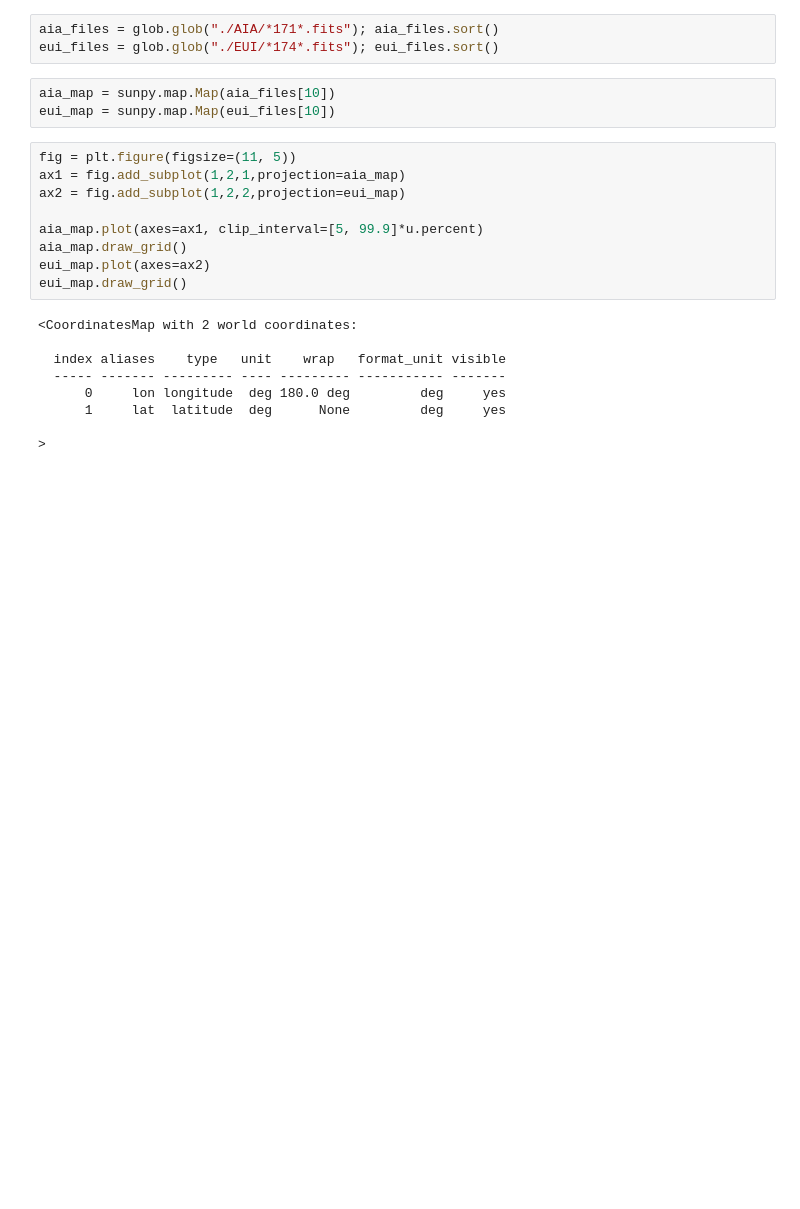
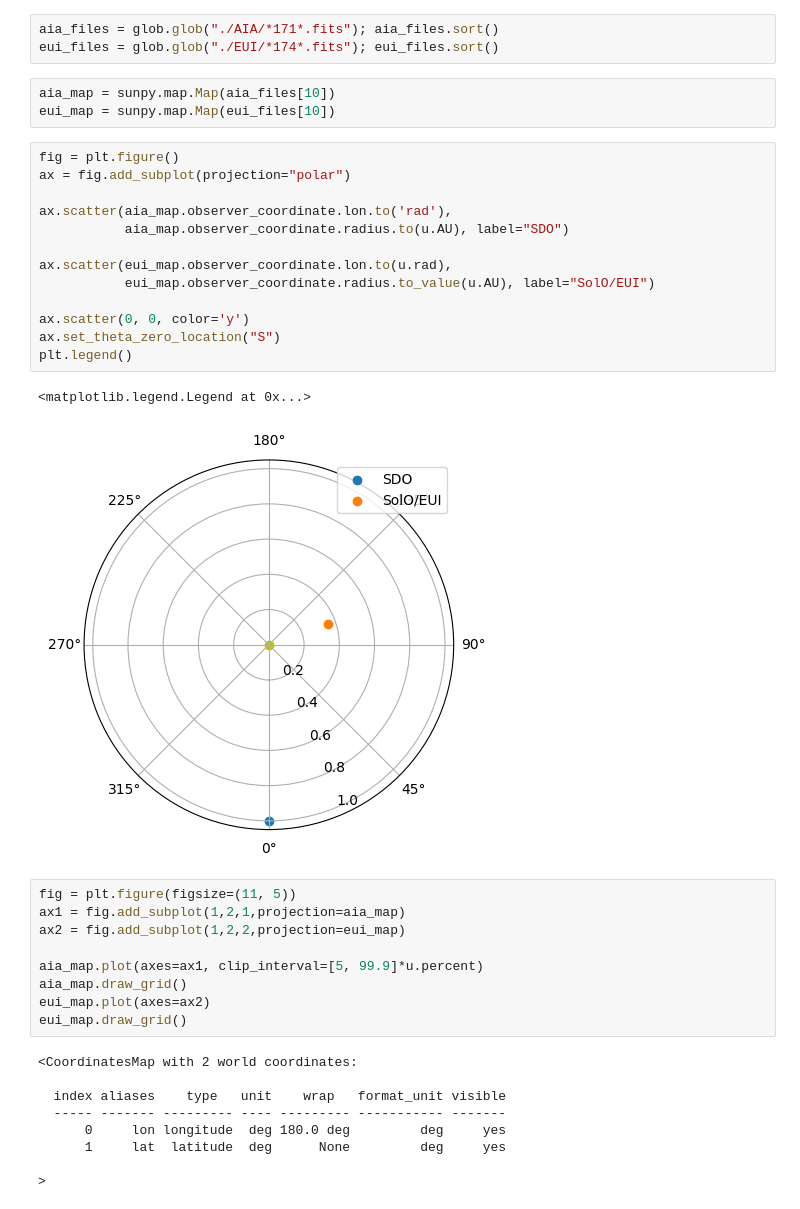
Before and after one commit to hayesla/ESPDSummerSchoolSunPy, a Jupyter notebook: 3. Coordinates framework.ipynb, the cells around one changed output. Cells and saved outputs as stored; diff of their text form; blank space fills up the shorter version.

```diff
--- a/3. Coordinates framework.ipynb
+++ b/3. Coordinates framework.ipynb
@@ -207,6 +205,22 @@ eui_files = glob.glob("./EUI/*174*.fits"); eui_files.sort()
 # %%
 aia_map = sunpy.map.Map(aia_files[10])
 eui_map = sunpy.map.Map(eui_files[10])
+# %%
+fig = plt.figure()
+ax = fig.add_subplot(projection="polar")
+
+ax.scatter(aia_map.observer_coordinate.lon.to('rad'),
+           aia_map.observer_coordinate.radius.to(u.AU), label="SDO")
+
+ax.scatter(eui_map.observer_coordinate.lon.to(u.rad),
+           eui_map.observer_coordinate.radius.to_value(u.AU), label="SolO/EUI")
+
+ax.scatter(0, 0, color='y')
+ax.set_theta_zero_location("S")
+plt.legend()
+# %% [output]
+<matplotlib.legend.Legend at 0x...>
+[figure, added]
 # %%
 fig = plt.figure(figsize=(11, 5))
 ax1 = fig.add_subplot(1,2,1,projection=aia_map)
```
Also changed, not shown: parts of 6 cells of this notebook, 1 other file.
